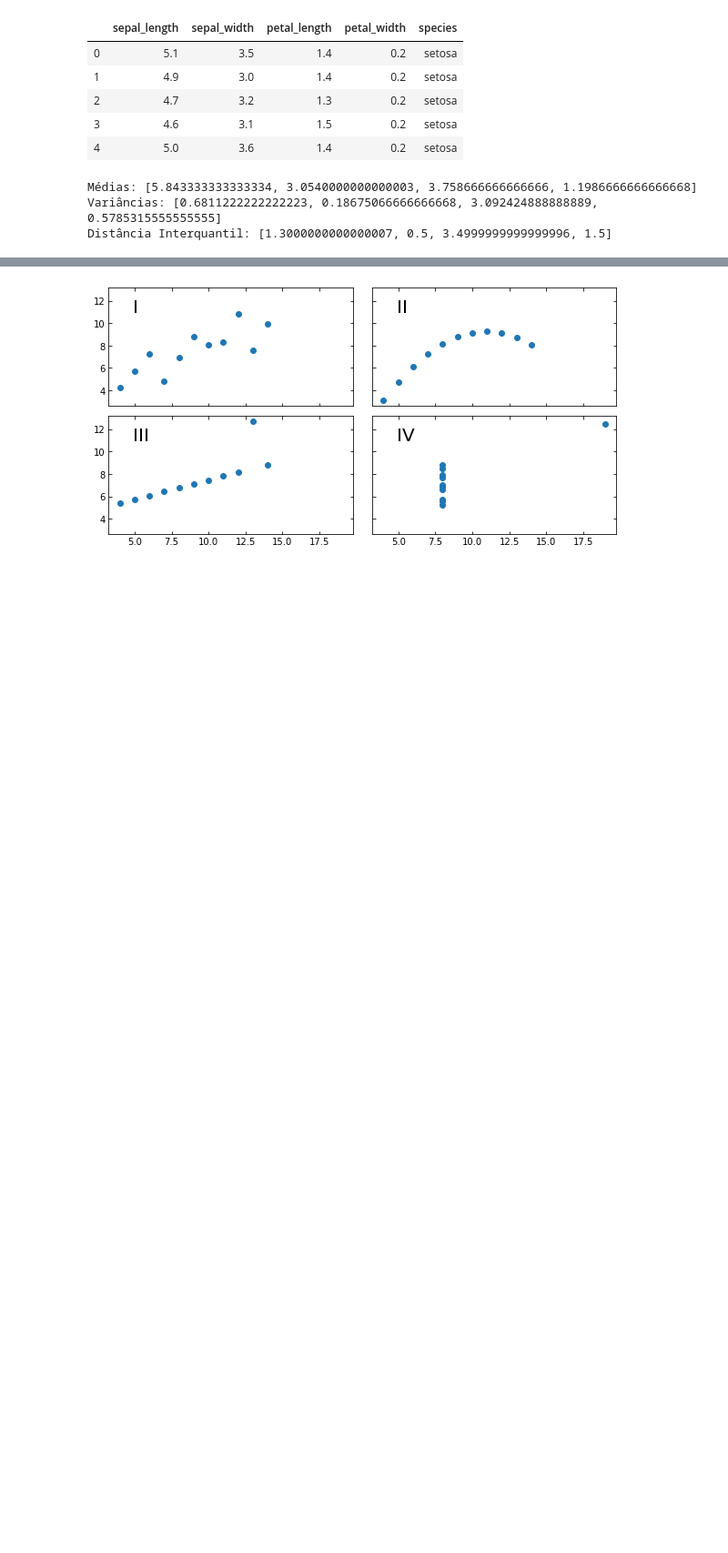
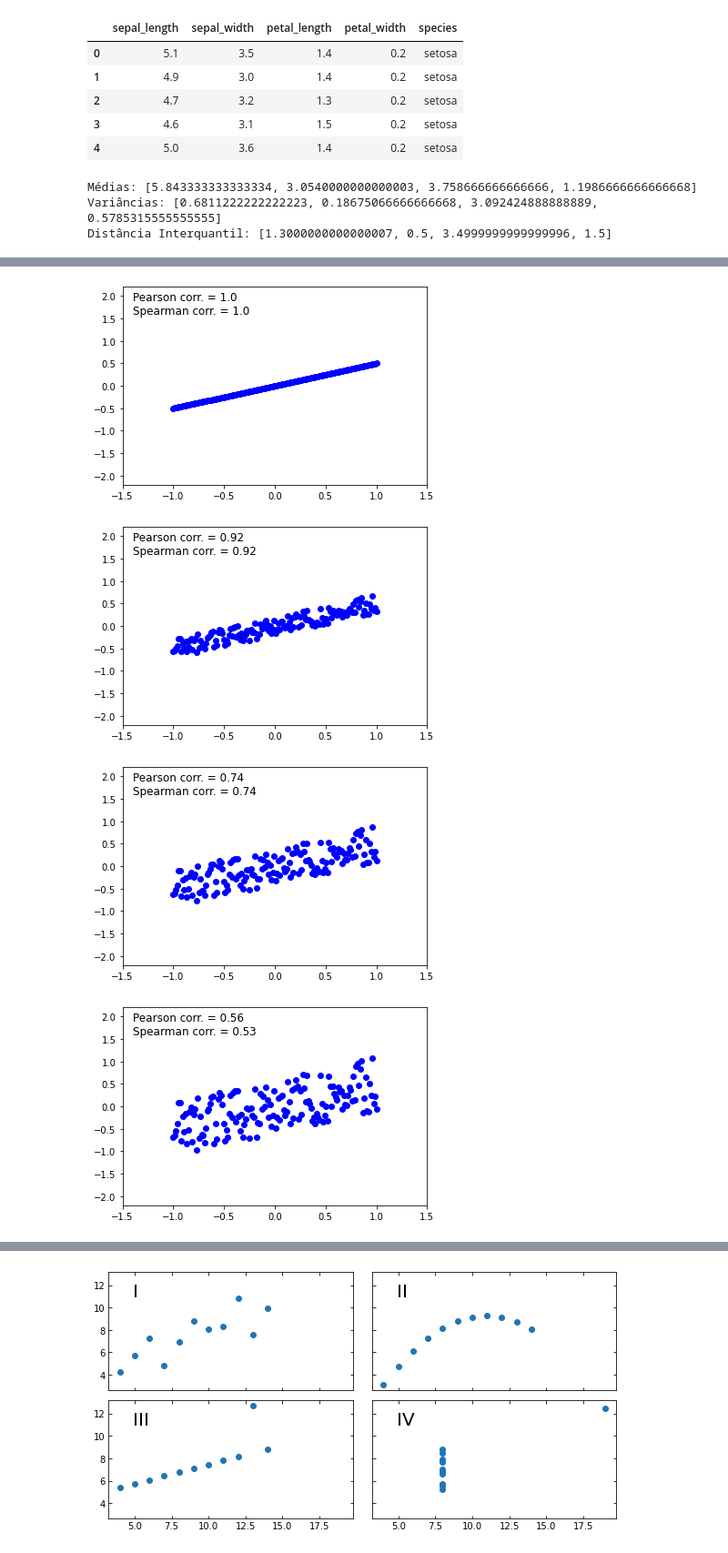
Before and after one commit to YagoBardelotte/IntroDataScience, a Jupyter notebook: Projeto2.ipynb, the cells around one changed output, grey strips where cells are left out. Shown at 91% size. Cells and saved outputs as stored; diff of their text form; code cells hidden in the pictures; blank space fills up the shorter version.

```diff
--- a/Projeto2.ipynb
+++ b/Projeto2.ipynb
@@ -138,0 +201,26 @@ plt.show()
+# %%
+import numpy as np
+import matplotlib.pyplot as plt
+from scipy.stats import pearsonr, spearmanr
+
+np.random.seed(1995)
+N = 150
+X = np.linspace(-1,1, N)
+erro = np.random.uniform(-1,1,N) #Ruído a ser incluído na relação linear.
+for sigma in np.arange(0,2, 0.2):
+    Y = 0.5*X + erro*sigma #ruido = erro*sigma.
+    plt.plot(X,Y, 'ro', color = 'blue')
+    corr1, p_value1 = pearsonr(X, Y) #Calcula o coef. de Pearson.
+    corr1 = int(corr1*100)/100
+    corr2, p_value2 = spearmanr(X, Y) #Calcula o coef de Spearman.
+    corr2 = int(corr2*100)/100
+    plt.xlim(-1.5,1.5)
+    plt.ylim(-2.2, 2.2)
+    plt.text(-1.4,1.6, 'Pearson corr. = '+ str(corr1) +'\n', fontsize=12)
+    plt.text(-1.4,1.6, 'Spearman corr. = '+ str(corr2), fontsize=12)
+    plt.show(True)
+# %% [output]
+[figure, added]
+[figure, added]
+[figure, added]
+[figure, added]
```
Also changed, not shown: parts of 25 cells of this notebook, 3 other files.
